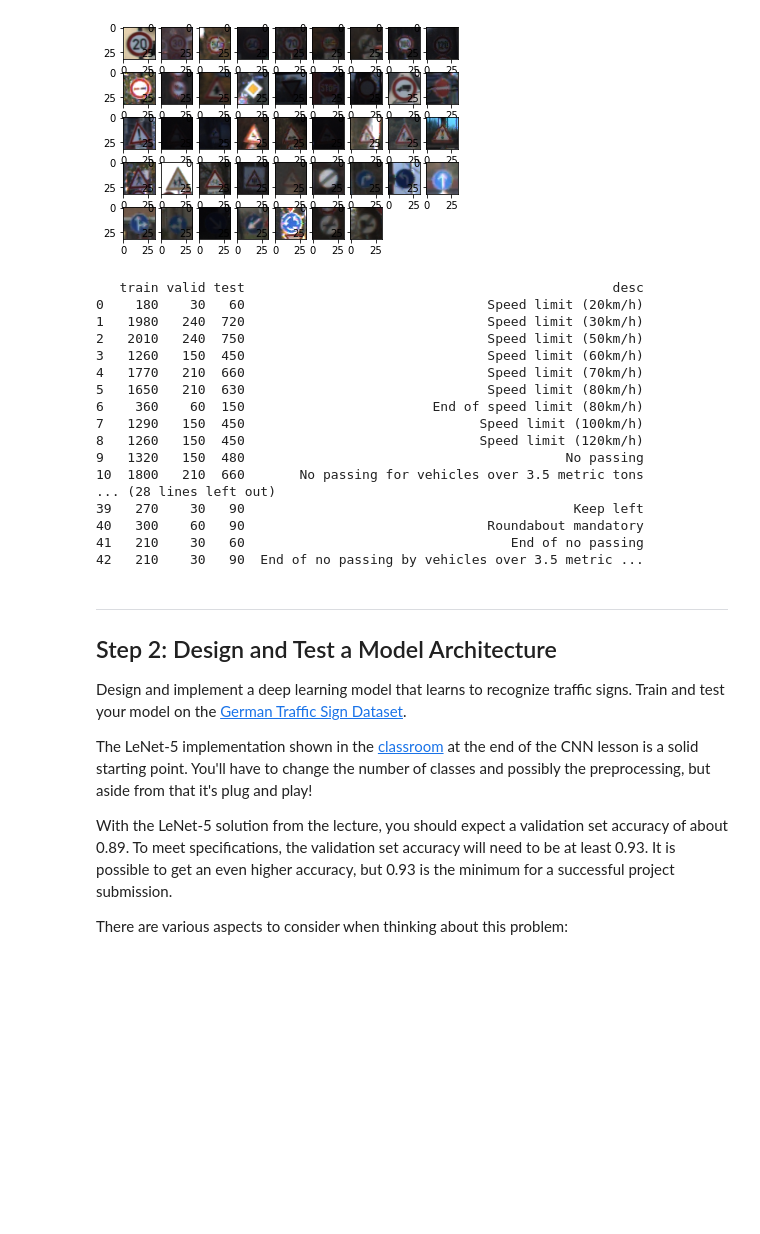
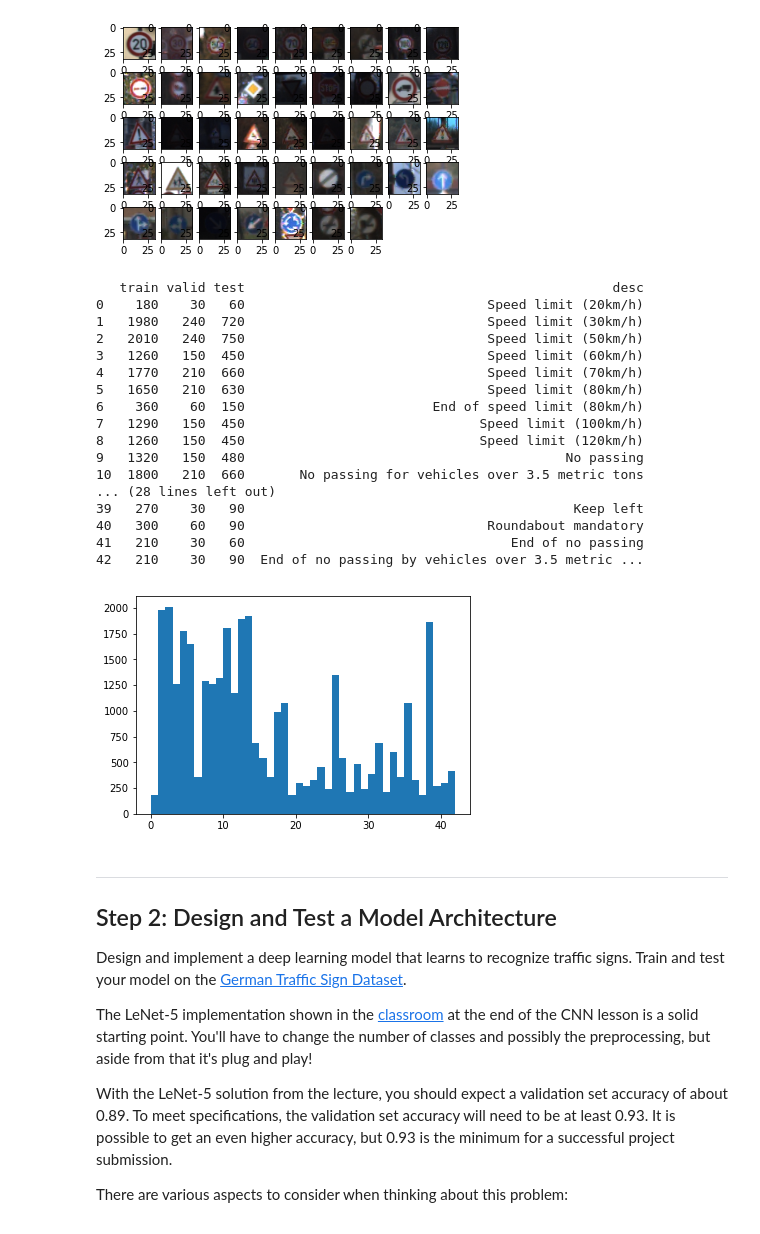
Before and after one commit to ken107/CarND-Traffic-Sign-Classifier-Project, a Jupyter notebook: Traffic_Sign_Classifier.ipynb, the cells around one changed output. Saved outputs shown, nothing was run; the diff lists cells and outputs as text; code cells hidden in the pictures; blank space fills up the shorter version.

```diff
--- a/Traffic_Sign_Classifier.ipynb
+++ b/Traffic_Sign_Classifier.ipynb
@@ -117,33 +117,35 @@ for label, index in sample.items():
 ### print count of signs
 def count(labels):
     result = {}
     for label in labels:
         result[label] = (result[label]+1) if label in result else 1
     return result
 
 train_count = count(y_train)
 valid_count = count(y_valid)
 test_count = count(y_test)
 
 print(pandas.DataFrame([train_count, valid_count, test_count, signnames], index=["train", "valid", "test", "desc"]).T)
+a = plt.hist(y_train, bins=n_classes-1, label='Training dataset histogram')
 # %% [output]
    train valid test                                               desc
 0    180    30   60                               Speed limit (20km/h)
 1   1980   240  720                               Speed limit (30km/h)
 2   2010   240  750                               Speed limit (50km/h)
 3   1260   150  450                               Speed limit (60km/h)
 4   1770   210  660                               Speed limit (70km/h)
 5   1650   210  630                               Speed limit (80km/h)
 6    360    60  150                        End of speed limit (80km/h)
 7   1290   150  450                              Speed limit (100km/h)
 8   1260   150  450                              Speed limit (120km/h)
 9   1320   150  480                                         No passing
 10  1800   210  660       No passing for vehicles over 3.5 metric tons
 ... (28 lines left out)
 39   270    30   90                                          Keep left
 40   300    60   90                               Roundabout mandatory
 41   210    30   60                                  End of no passing
 42   210    30   90  End of no passing by vehicles over 3.5 metric ...
+[figure, added]
 # %% [markdown]
 ----
 
```
Also changed, not shown: parts of 14 cells of this notebook.
